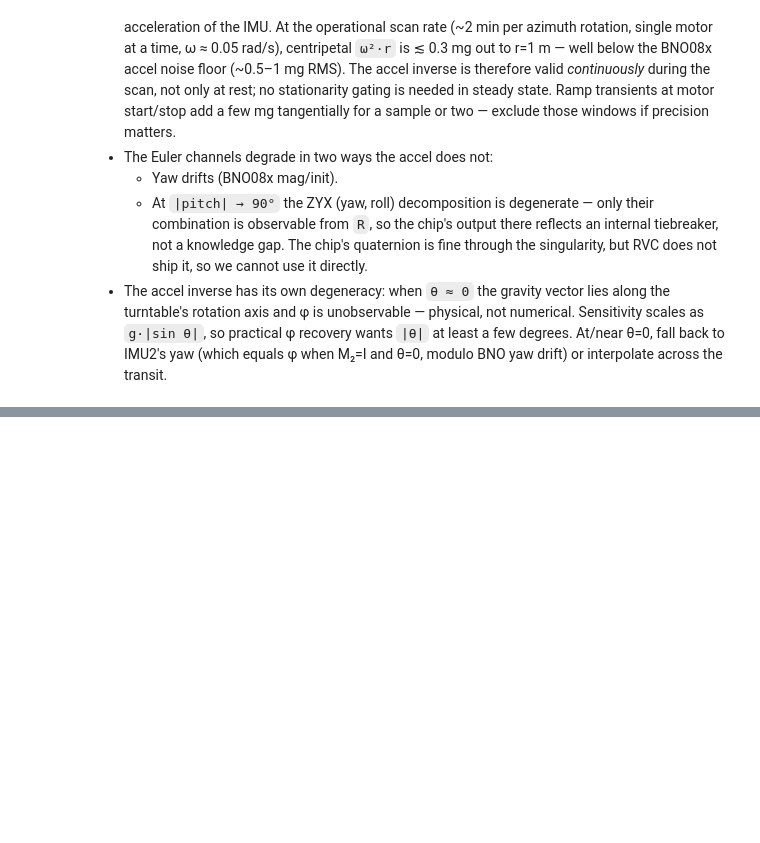
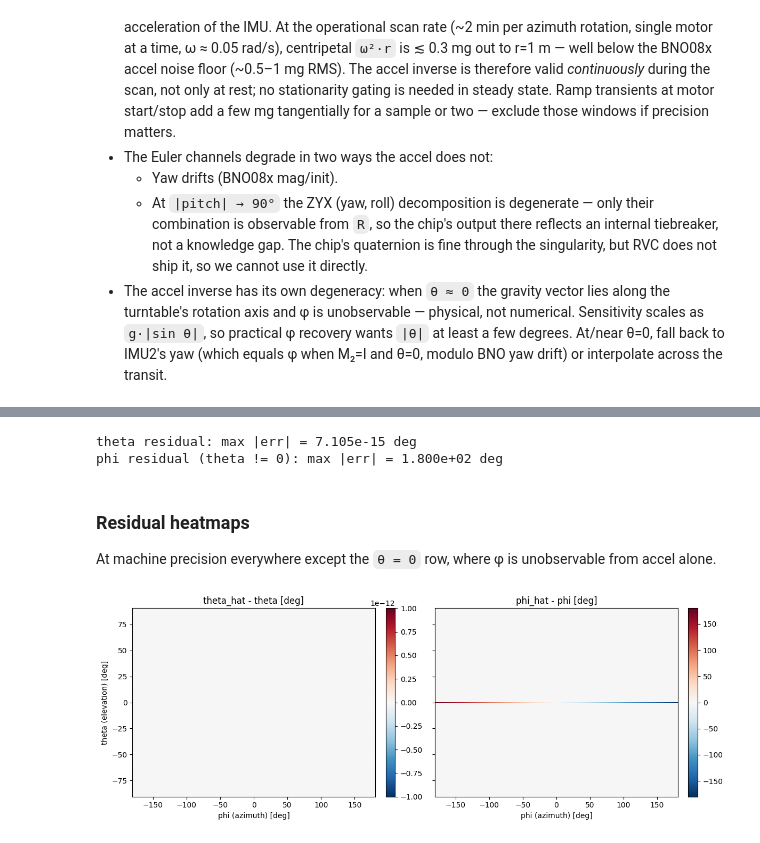
Before and after one commit to EIGSEP/pico-firmware, a Jupyter notebook: picohost/notebooks/imu_two_axis_simulation.ipynb, the cells around one changed output, grey strips where cells are left out. Drawn from its saved outputs; the diff is of its cells as text; code cells hidden in the pictures; blank space fills up the shorter version.

Commit message:
notebook: update plots

```diff
--- a/picohost/notebooks/imu_two_axis_simulation.ipynb
+++ b/picohost/notebooks/imu_two_axis_simulation.ipynb
@@ -650,0 +428,68 @@ plt.show()
+# %%
+def estimate_theta_phi_from_accel(a1, a2, M1=np.eye(3), M2=np.eye(3)):
+    """Closed-form (theta, phi) from the two IMU gravity vectors.
+
+    Forward model assumed:
+        a1 = M1.T @ R_x(theta).T @ [0, 0, g]
+        a2 = M2.T @ R_z(phi).T @ R_x(theta).T @ [0, 0, g]
+
+    Returns (theta_deg, phi_deg) with the same leading shape as a1, a2.
+    phi is degenerate where sin(theta) -> 0 (gravity along the turntable
+    rotation axis); flag those points externally if needed.
+    """
+    g_box = np.einsum("ij,...j->...i", M1, a1)
+    g_tt = np.einsum("ij,...j->...i", M2, a2)
+    theta = np.arctan2(g_box[..., 1], g_box[..., 2])
+    sin_t = np.sin(theta)
+    s = np.where(sin_t >= 0.0, 1.0, -1.0)
+    phi = np.arctan2(s * g_tt[..., 0], s * g_tt[..., 1])
+    return np.degrees(theta), np.degrees(phi)
+
+
+theta_hat, phi_hat = estimate_theta_phi_from_accel(a1, a2, M1, M2)
+
+theta_truth = theta_deg[:, None]
+phi_truth = phi_deg[None, :]
+theta_err = theta_hat - theta_truth
+phi_err = _wrap_deg(phi_hat - phi_truth)
+
+print(f"theta residual: max |err| = {np.abs(theta_err).max():.3e} deg")
+print(f"phi residual (theta != 0): max |err| = {np.abs(phi_err).max():.3e} deg")
+# %% [output]
+theta residual: max |err| = 7.105e-15 deg
+phi residual (theta != 0): max |err| = 1.800e+02 deg
+# %% [markdown]
+### Residual heatmaps
+
+At machine precision everywhere except the `θ = 0` row, where φ is
+unobservable from accel alone.
+# %%
+def _plot_inference_residuals():
+    fig, axes = plt.subplots(1, 2, figsize=(12, 4.5), sharey=True)
+
+    vlim_t = max(float(np.abs(theta_err).max()), 1e-12)
+    m = axes[0].pcolormesh(
+        phi_deg, theta_deg, theta_err,
+        vmin=-vlim_t, vmax=vlim_t, cmap="RdBu_r", shading="auto",
+    )
+    axes[0].set_title("theta_hat - theta [deg]")
+    axes[0].set_xlabel("phi (azimuth) [deg]")
+    axes[0].set_ylabel("theta (elevation) [deg]")
+    fig.colorbar(m, ax=axes[0], fraction=0.046, pad=0.04)
+
+    vlim_p = max(float(np.abs(phi_err).max()), 1e-12)
+    m = axes[1].pcolormesh(
+        phi_deg, theta_deg, phi_err,
+        vmin=-vlim_p, vmax=vlim_p, cmap="RdBu_r", shading="auto",
+    )
+    axes[1].set_title("phi_hat - phi [deg]")
+    axes[1].set_xlabel("phi (azimuth) [deg]")
+    fig.colorbar(m, ax=axes[1], fraction=0.046, pad=0.04)
+    fig.tight_layout()
+    return fig
+
+
+_plot_inference_residuals()
+plt.show()
+# %% [output]
+[figure, added]
```
Also changed, not shown: parts of 13 cells of this notebook.
